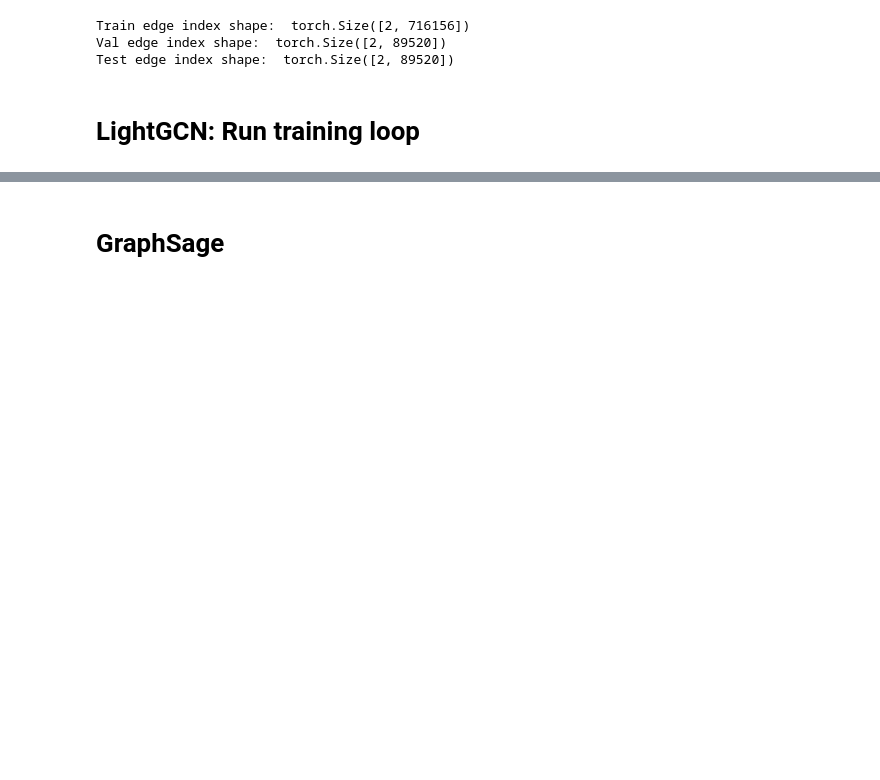
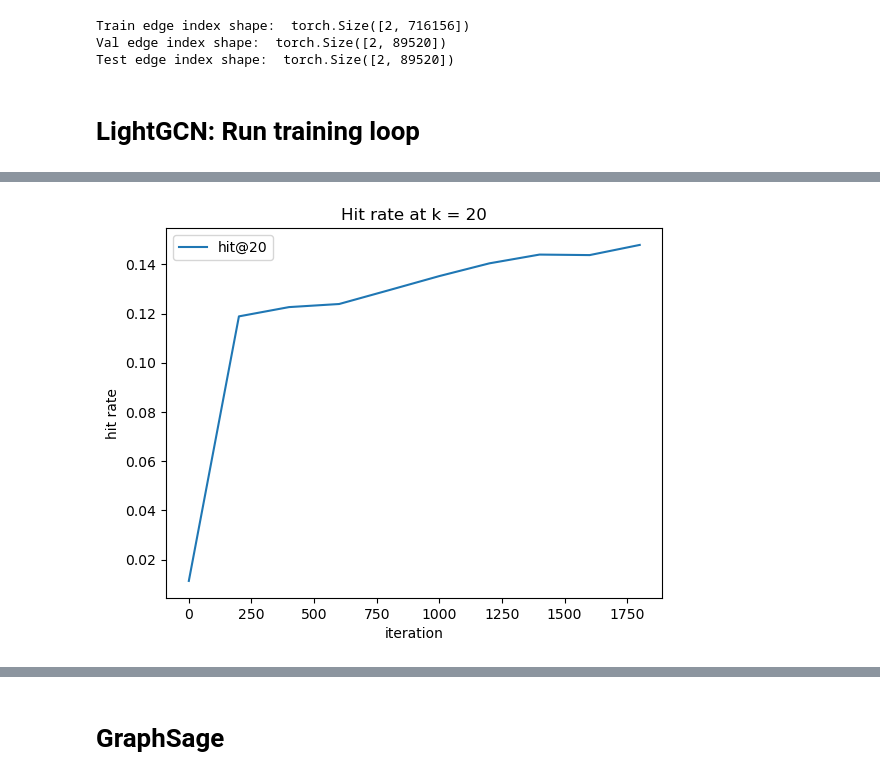
Before and after one commit to RomanGrebnev/sna_link_prediction, a Jupyter notebook: notebooks/roman_train_test_split.ipynb, the cells around one changed output, grey strips where cells are left out. Drawn from its saved outputs; the diff is of its cells as text; code cells hidden in the pictures; blank space fills up the shorter version.

```diff
--- a/notebooks/roman_train_test_split.ipynb
+++ b/notebooks/roman_train_test_split.ipynb
@@ -164,2 +172,14 @@ plt.show()
+# %%
+iters = [iter * ITERS_PER_EVAL for iter in range(len(train_losses))]
+# plt.plot(iters, np.array(train_losses)/10, label='train')
+plt.title('Hit rate at k = 20')
+plt.plot(iters, hits_list, label='hit@20')
+plt.xlabel('iteration')
+plt.ylabel('hit rate')
+
+plt.legend()
+plt.show()
+# %% [output]
+[figure, added]
 # %%
 iters = [iter * ITERS_PER_EVAL for iter in range(len(train_losses))]
```
Also changed, not shown: parts of 19 cells of this notebook, 4 other files.
